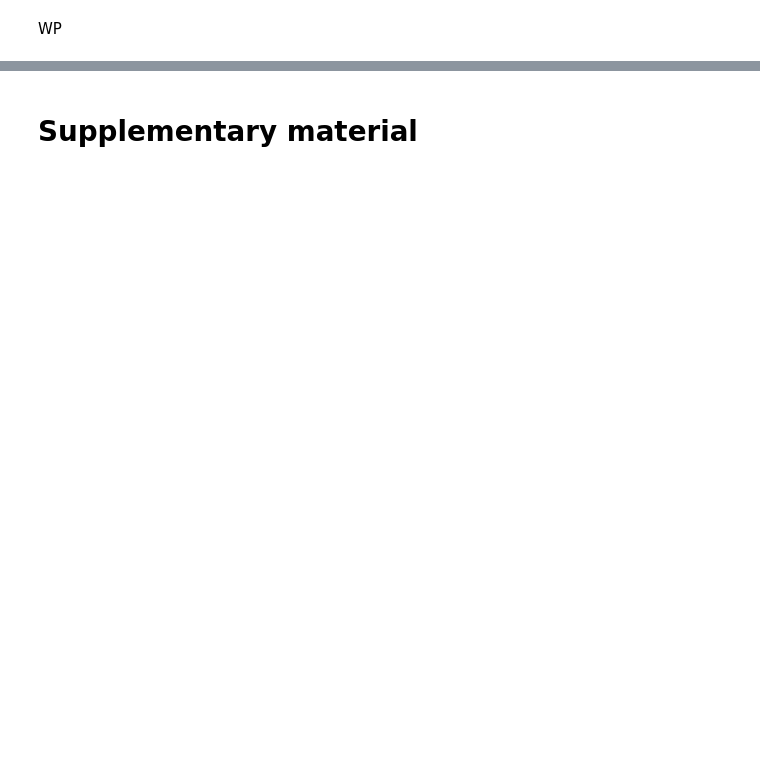
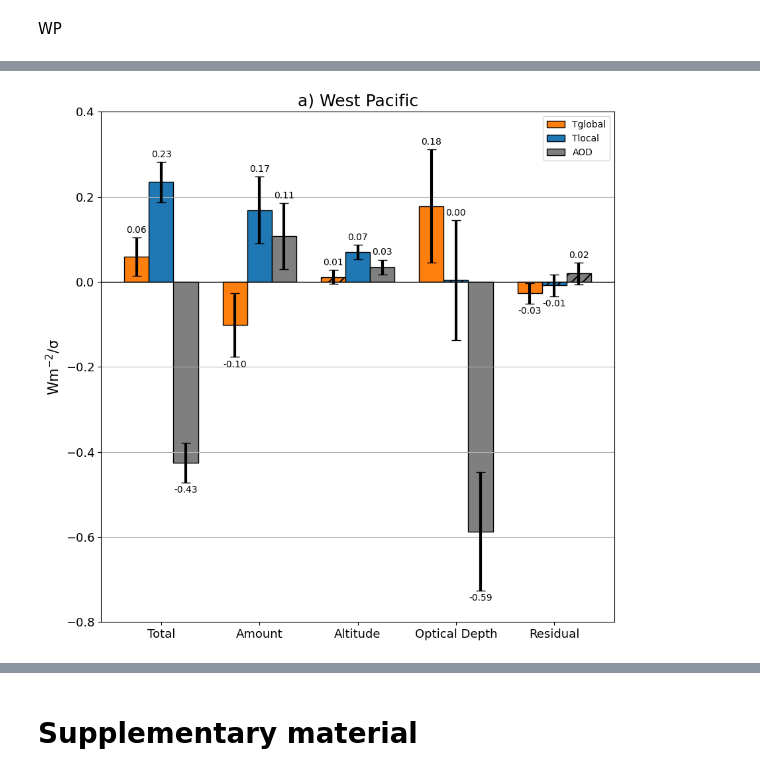
Before and after one commit to paula-rj/high-cloud-CRE-2026, a Jupyter notebook: analysis-high-cloud-cre.ipynb, the cells around one changed output, grey strips where cells are left out. Saved outputs shown, nothing was run; the diff lists cells and outputs as text; code cells hidden in the pictures; blank space fills up the shorter version.

```diff
--- a/analysis-high-cloud-cre.ipynb
+++ b/analysis-high-cloud-cre.ipynb
@@ -1301,12 +1325,0 @@ ndecomposet_ep_std_aod
-# %%
-#wP
-logX_wp = np.column_stack( (wp_per[0].astype(np.float32), wp_per[1].astype(np.float32), wp_per[2].astype(np.float32)) )
-
-ndecomposet_wp_std_gmst = decompos_hc("net", [ allsw.sel(lat=itcz, lon=wp, press=[4,5,6]), alllw.sel(lat=itcz, lon=wp, press=[4,5,6])], dates=modistime, exog=logX_wp, var=0, p_adj=True)
-ndecomposet_wp_std_gmst
-
-ndecomposet_wp_std_sst = decompos_hc("net", [ allsw.sel(lat=itcz, lon=wp, press=[4,5,6]), alllw.sel(lat=itcz, lon=wp, press=[4,5,6])], dates=modistime, exog=logX_wp, var=1, p_adj=True)
-ndecomposet_wp_std_sst
-
-ndecomposet_wp_std_aod = decompos_hc("net", [ allsw.sel(lat=itcz, lon=wp, press=[4,5,6]), alllw.sel(lat=itcz, lon=wp, press=[4,5,6])], dates=modistime, exog=logX_wp, var=2, p_adj=True)
-ndecomposet_wp_std_aod
@@ -1352,10 +1325,0 @@ logX_wp_cc80 = np.column_stack( (wp_std[0][mask_wp.data].astype(np.float32), wp_
-# %%
-
-ndecomposet_wp_std_gmst = decompos_hc("net", [ allsw.sel(lat=itcz, lon=wp, press=[4,5,6], time=cf_mask_wp.time[mask_wp]), alllw.sel(lat=itcz, lon=wp, press=[4,5,6], time=cf_mask_wp.time[mask_wp]) ], dates=cf_mask_wp.time[mask_wp].values, exog=logX_wp_cc, var=0, p_adj=True)
-ndecomposet_wp_std_gmst
-
-ndecomposet_wp_std_sst = decompos_hc("net", [ allsw.sel(lat=itcz, lon=wp, press=[4,5,6], time=cf_mask_wp.time[mask_wp]), alllw.sel(lat=itcz, lon=wp, press=[4,5,6], time=cf_mask_wp.time[mask_wp]) ], dates=cf_mask_wp.time[mask_wp].values, exog=logX_wp_cc, var=1, p_adj=True)
-ndecomposet_wp_std_sst
-
-ndecomposet_wp_std_aod = decompos_hc("net", [ allsw.sel(lat=itcz, lon=wp, press=[4,5,6], time=cf_mask_wp.time[mask_wp]), alllw.sel(lat=itcz, lon=wp, press=[4,5,6], time=cf_mask_wp.time[mask_wp]) ], dates=cf_mask_wp.time[mask_wp].values, exog=logX_wp_cc, var=2, p_adj=True)
-ndecomposet_wp_std_aod
@@ -1366,4 +1326,14 @@ ml3_wp_cc80 = methods.deriv(net_wp_cc80, [wp_std[i][mask_wp.data] for i in [0,1,
 # %%
-fig, ax = plt.subplots(figsize=(12,7))
-plot_net(ax, ds_regress=ml3_wp_cc80, feed_gmst=ndecomposet_wp_std_gmst, feed_sst=ndecomposet_wp_std_sst, feed_aods=ndecomposet_wp_std_aod, ylim=[-.8,.6], unit=r"$\sigma$")
-fig.savefig("barplot_wp.png")
+#WP
+fig, ax1 = plt.subplots(1,1,figsize=(10,10),) # gridspec_kw={"width_ratios": [0.85, 0.85, 1]
+
+#fig, ax = plt.subplots(figsize=(10,6))
+p1 = plot_net(ax=ax1, ds_regress=ml3_wp,
+              feed_gmst=ndecomposet_wp_std_gmst, feed_sst=ndecomposet_wp_std_sst, feed_aods=ndecomposet_wp_std_aod,
+              title="a) West Pacific", ylim=[-.8,.4], unit=r"$\mathrm{Wm^{-2}/\sigma}$")
+
+plt.show()
+fig.tight_layout()
+#fig.savefig("barsplot.png")
+# %% [output]
+[figure, added]
```
Also changed, not shown: parts of 51 cells of this notebook.
